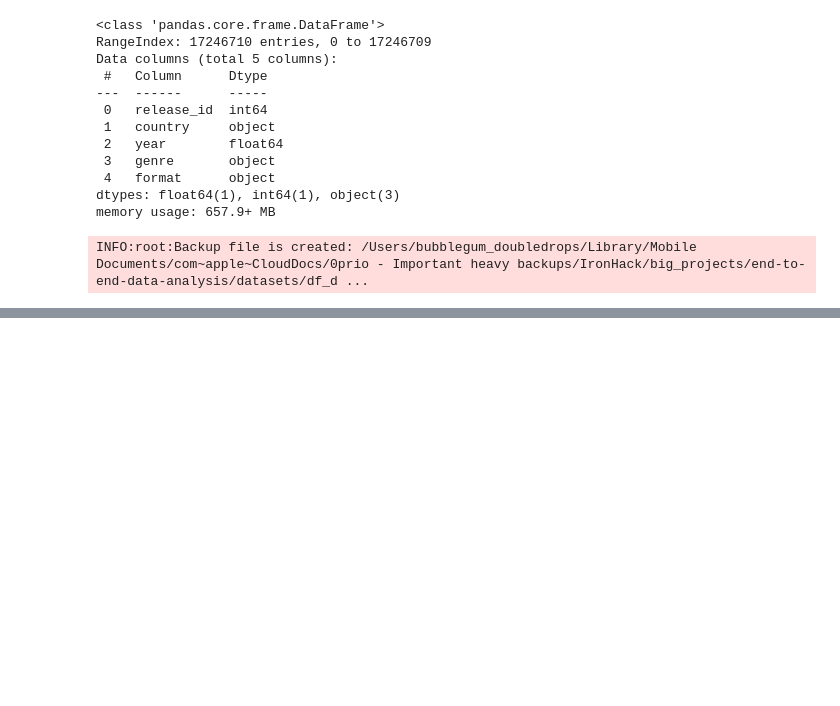
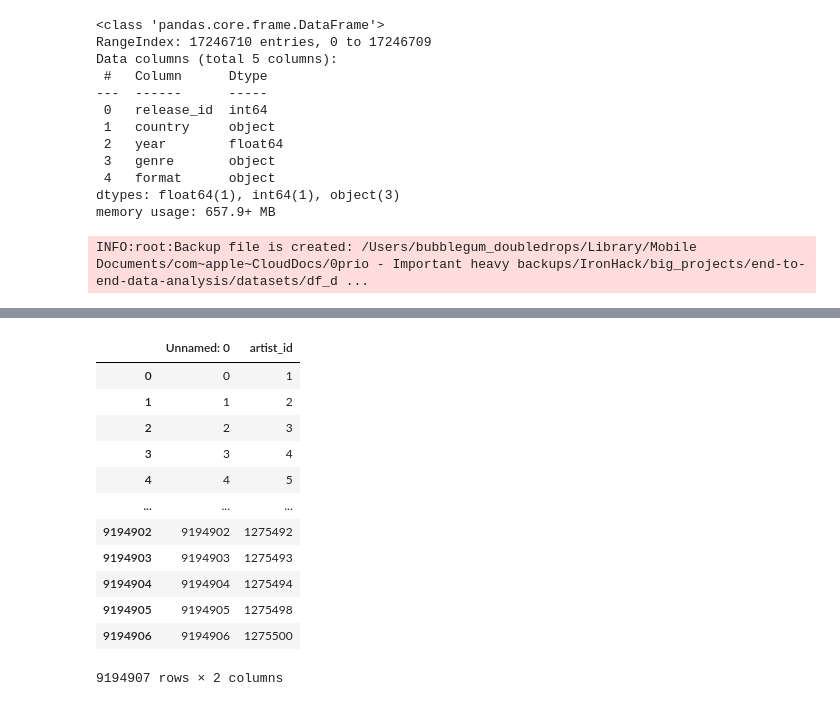
Before and after one commit to Funnear/end-to-end-data-analysis, a Jupyter notebook: notebooks/cleanup_factory.ipynb, the cells around one changed output, grey strips where cells are left out. Drawn from its saved outputs; the diff is of its cells as text; code cells hidden in the pictures; blank space fills up the shorter version.

```diff
--- a/notebooks/cleanup_factory.ipynb
+++ b/notebooks/cleanup_factory.ipynb
@@ -121,0 +279,16 @@ format            0  17372035      0.00%
+# %%
+df_discogs_artists[num_cols_df_discogs_artists]
+# %% [output]
+|  | Unnamed: 0 | artist_id |
+| 0 | 0 | 1 |
+| 1 | 1 | 2 |
+| 2 | 2 | 3 |
+| 3 | 3 | 4 |
+| 4 | 4 | 5 |
+| ... | ... | ... |
+| 9194902 | 9194902 | 1275492 |
+| 9194903 | 9194903 | 1275493 |
+| 9194904 | 9194904 | 1275494 |
+| 9194905 | 9194905 | 1275498 |
+| 9194906 | 9194906 | 1275500 |
+9194907 rows × 2 columns
```
Also changed, not shown: parts of 22 cells of this notebook, 6 other files.
